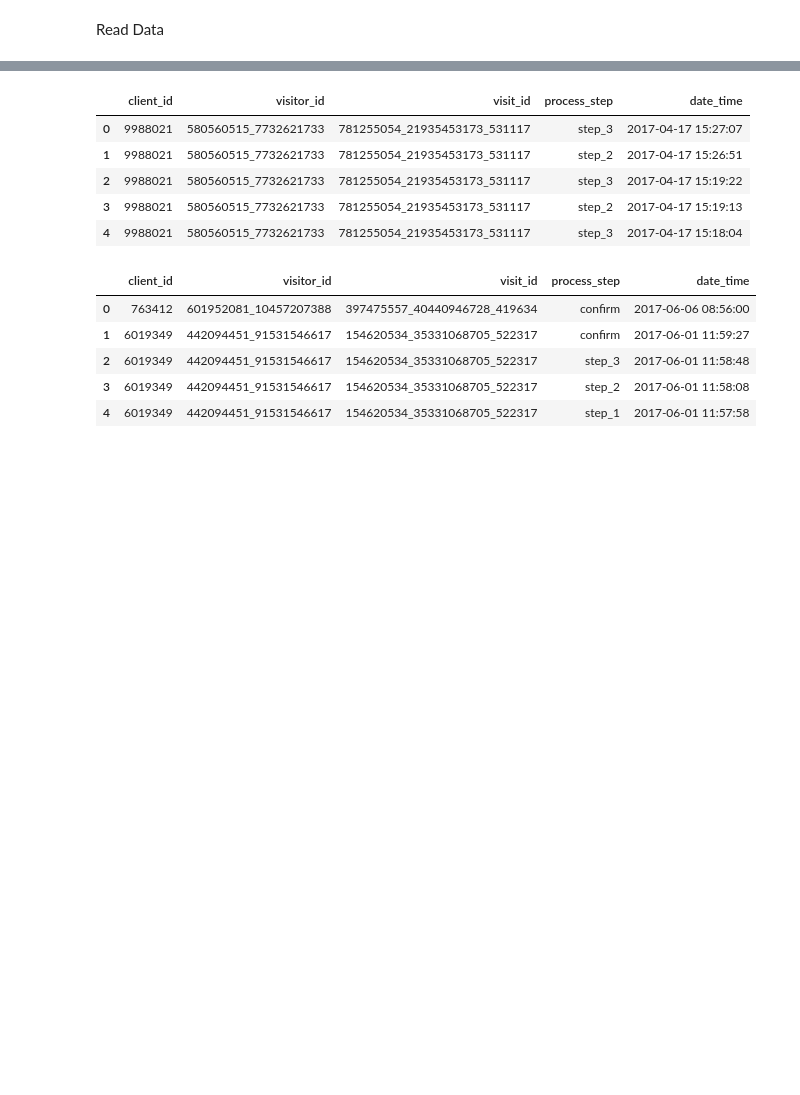
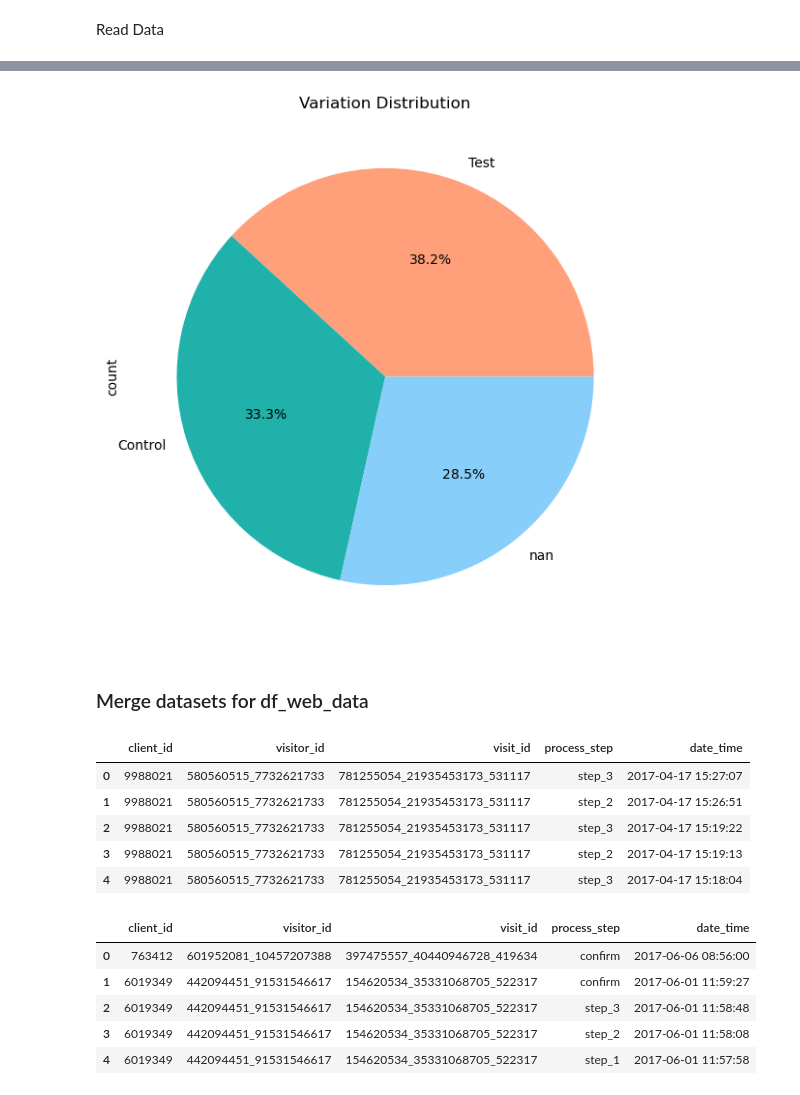
Before and after one commit to MustafaAldabbas/Project-Two-Big, a Jupyter notebook: Notebooks/Dan.ipynb, the cells around one changed output, grey strips where cells are left out. Saved outputs shown, nothing was run; the diff lists cells and outputs as text; code cells hidden in the pictures; blank space fills up the shorter version.

```diff
--- a/Notebooks/Dan.ipynb
+++ b/Notebooks/Dan.ipynb
@@ -58,0 +191,8 @@ df_final_experiment.head()
+# %%
+# pie chart to show the distribution of the variation
+plt.figure(figsize=(10, 7))
+df_final_experiment['Variation'].value_counts(dropna=False).plot.pie(autopct='%1.1f%%',colors=['#FFA07A', '#20B2AA', '#87CEFA'])
+plt.title('Variation Distribution')
+plt.show()
+# %% [output]
+[figure, added]
@@ -59,3 +203,5 @@ df_final_experiment.head()
+# %% [markdown]
+### Merge datasets for df_web_data
 # %%
 df_web_data1 = pd.read_csv('../Data/Cleaned/df_final_web_data_pt_1.txt')
 df_web_data1.head()
```
Also changed, not shown: parts of 26 cells of this notebook, 3 other files.
